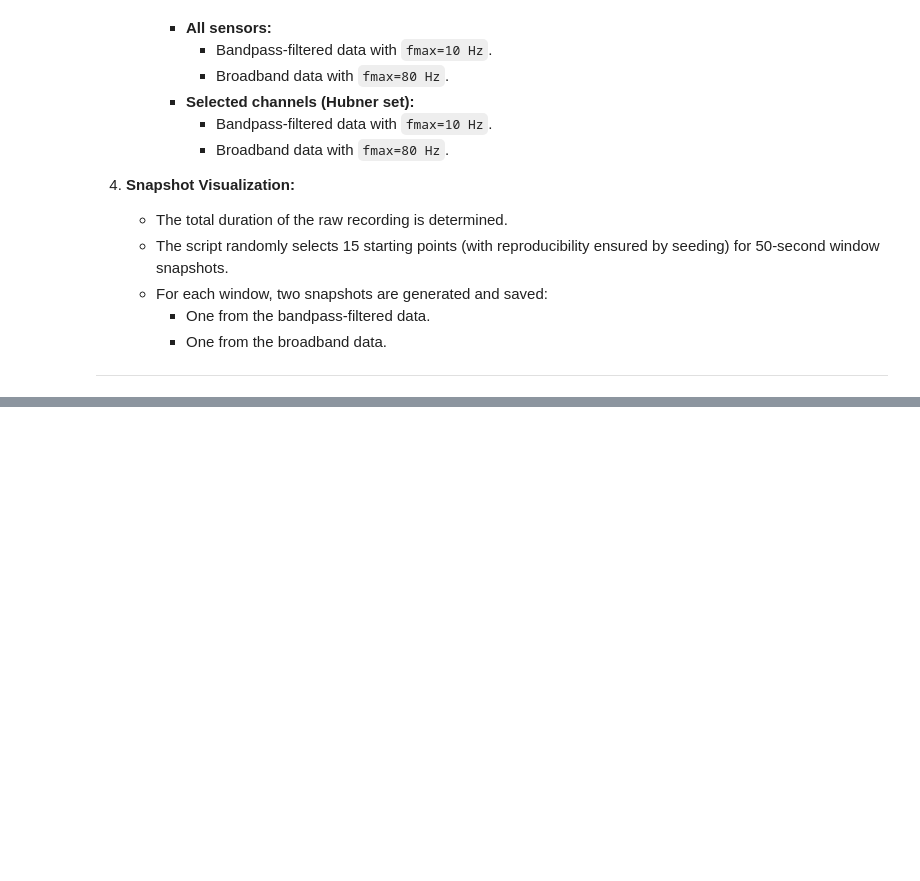
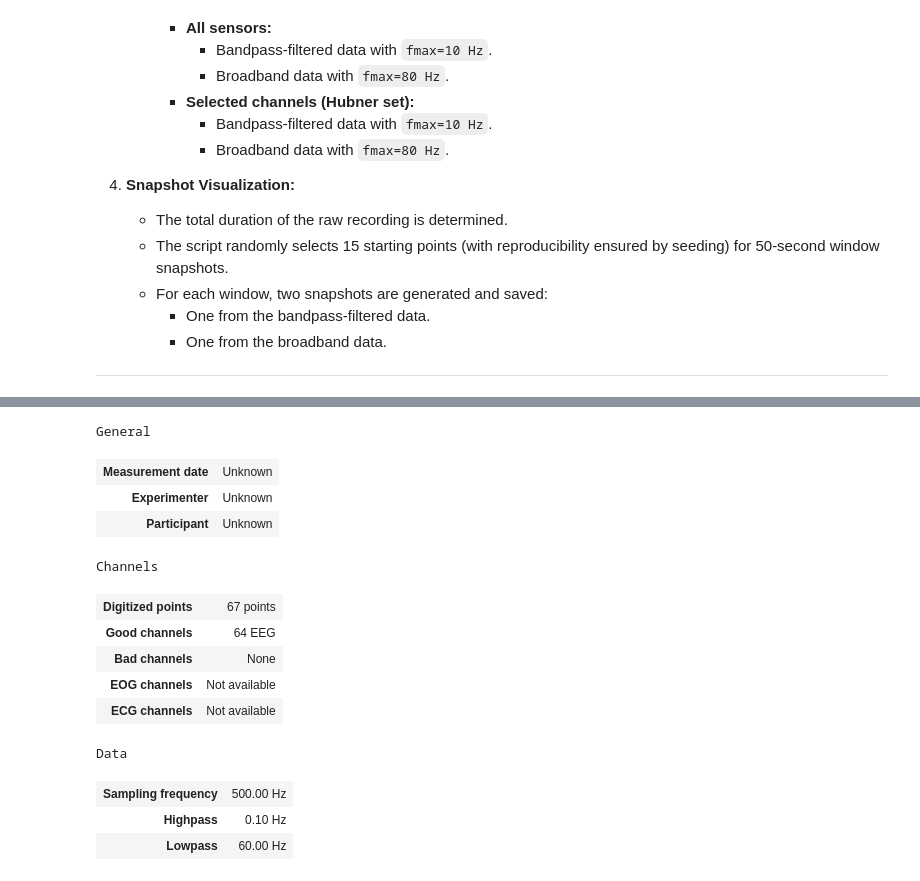
Before and after one commit to rvodila/Decoding-Covert-Attention-2025, a Jupyter notebook: Notebooks/Raw/raw_inspection.ipynb, the cells around one changed output, grey strips where cells are left out. Cells and saved outputs as stored; diff of their text form; code cells hidden in the pictures; blank space fills up the shorter version.

```diff
--- a/Notebooks/Raw/raw_inspection.ipynb
+++ b/Notebooks/Raw/raw_inspection.ipynb
@@ -169,0 +172,17 @@ for subject in subjects:
+# %%
+raw.info
+# %% [output]
+General
+| Measurement date | Unknown |
+| Experimenter | Unknown |
+| Participant | Unknown |
+Channels
+| Digitized points | 67 points |
+| Good channels | 64 EEG |
+| Bad channels | None |
+| EOG channels | Not available |
+| ECG channels | Not available |
+Data
+| Sampling frequency | 500.00 Hz |
+| Highpass | 0.10 Hz |
+| Lowpass | 60.00 Hz |
```
Also changed, not shown: parts of 2 cells of this notebook, 12 other files.
